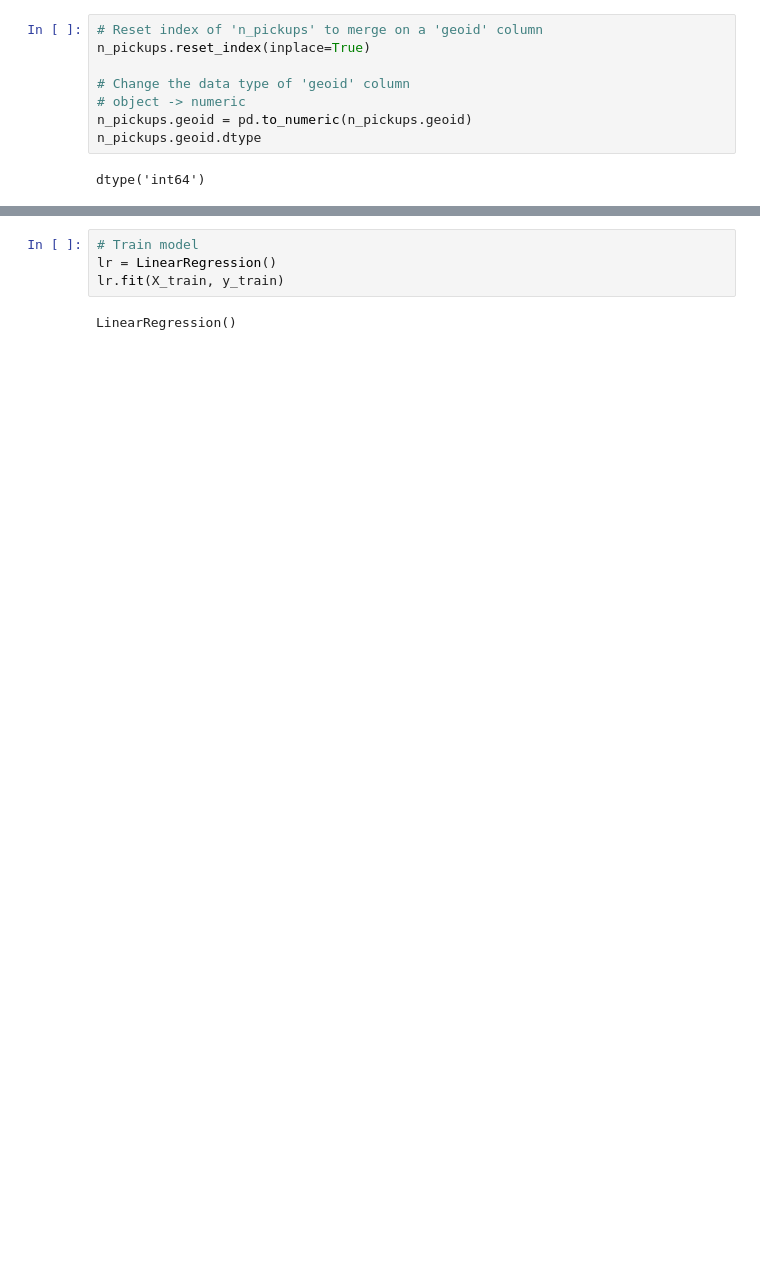
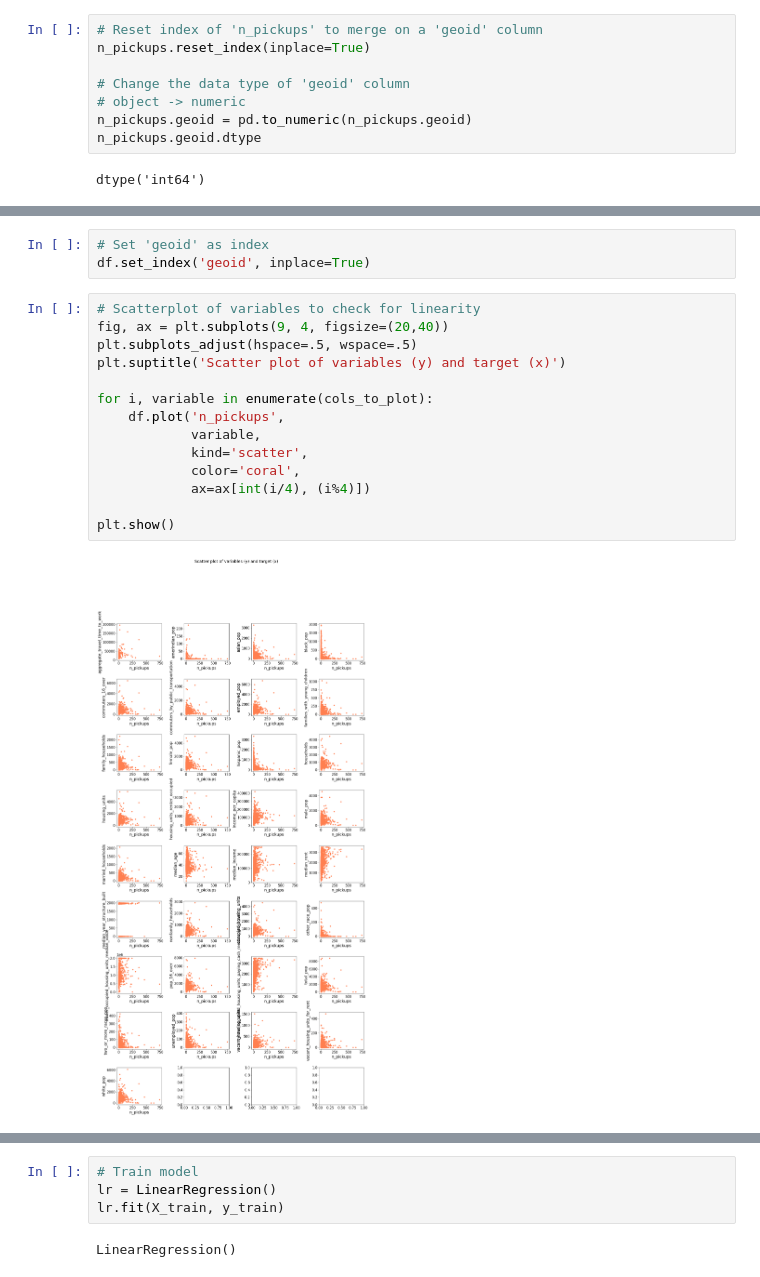
Before and after one commit to soyhyoj/CARTO-JuniorDSTest, a Jupyter notebook: notebooks/2.EDA+model.ipynb, the cells around one changed output, grey strips where cells are left out. Cells and saved outputs as stored; diff of their text form; blank space fills up the shorter version.

```diff
--- a/notebooks/2.EDA+model.ipynb
+++ b/notebooks/2.EDA+model.ipynb
@@ -469,3 +497,22 @@ Since the target n_pickup is a continuous variable, a linear regression algorith
+# %%
+# Set 'geoid' as index
+df.set_index('geoid', inplace=True)
+# %%
+# Scatterplot of variables to check for linearity
+fig, ax = plt.subplots(9, 4, figsize=(20,40))
+plt.subplots_adjust(hspace=.5, wspace=.5)
+plt.suptitle('Scatter plot of variables (y) and target (x)')
+
+for i, variable in enumerate(cols_to_plot):
+    df.plot('n_pickups',
+            variable,
+            kind='scatter',
+            color='coral',
+            ax=ax[int(i/4), (i%4)])
+
+plt.show()
+# %% [output]
+[figure, added]
 # %%
 # Calculate correlation coefficient
 corr = df.corr()
```
Also changed, not shown: parts of 43 cells of this notebook.
